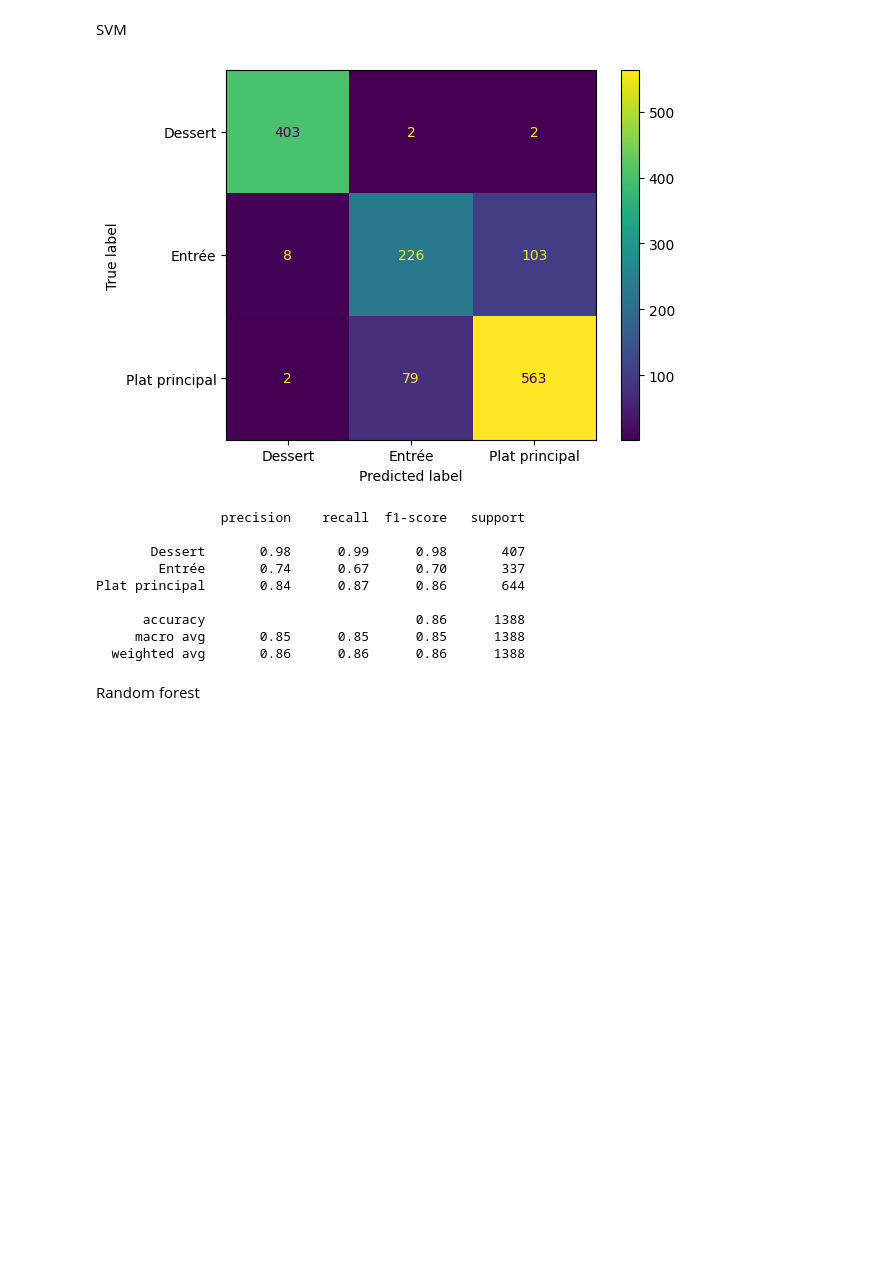
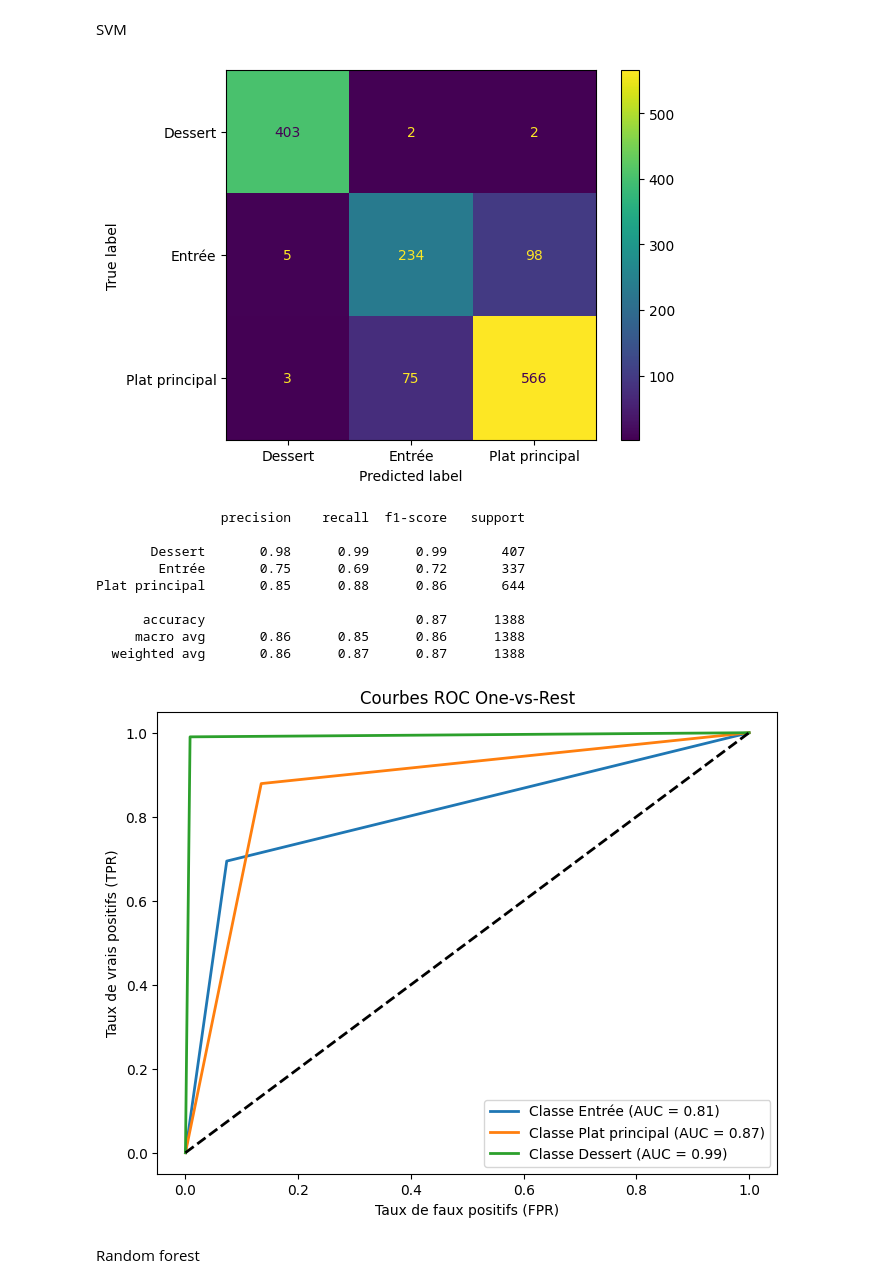
Before and after one commit to Raclax/Projet_TAL_marie_clara, a Jupyter notebook: src/traininf_nb.ipynb, the cells around one changed output. Cells and saved outputs as stored; diff of their text form; code cells hidden in the pictures; blank space fills up the shorter version.

```diff
--- a/src/traininf_nb.ipynb
+++ b/src/traininf_nb.ipynb
@@ -45,30 +45,3 @@ df_train.to_csv("../data/train1.csv", index=False)
 df_validation.to_csv("../data/validation.csv", index=False)
 # %% [markdown]
 Prétraitement
-# %%
-# nlp = stanza.Pipeline(lang="en", processors="tokenize,lemma")
-
-# def lemmatize(text):
-#     doc = nlp(text)
-#     lemmas = [
-#         word.lemma
-#         for sentence in doc.sentences
-#         for word in sentence.words
-#     ]
-#     return " ".join(lemmas)
-
-# # faire une boucle pour ne prendre qu'une recette à la fois
-# for i in range(len(df_train)):
-#     df_train["recette"][i] = df_train["recette"][i].lower()
-#     df_train["recette"][i] = lemmatize(df_train["recette"][i])
-
-# df_train.to_csv("../data/train_pre.csv", index=False)
-nlp = spacy.load("fr_core_news_sm")
-
-def clean_text(text):
-    doc = nlp(text)
-    words = [token.text for token in doc if not token.is_stop]
-    return " ".join(words)
-
-df_train['cleaned_text'] = df_train['text'].apply(clean_text)
-df_train['cleaned_text'] = df_train['text'].apply(clean_text)
@@ -78,3 +49,20 @@ OSError: [E050] Can't find model 'fr_core_news_sm'. It doesn't seem to be a Pyth
 df_train["text"] = df_train["titre"] + " " + df_train["recette"]
 df_test["text"] = df_test["titre"] + " " + df_test["recette"]
 df_validation["text"] = df_validation["titre"] + " " + df_validation["recette"]
+# %%
+nltk.download('stopwords')
+
+# Définir les mots-outils en français
+stop_words = set(stopwords.words('french'))
+
+def preprocess_text(text):
+    # Conversion en minuscules
+    text = text.lower()
+    # Suppression des mots-outils
+    words = text.split()
+    filtered_words = [word for word in words if word not in stop_words]
+    return ' '.join(filtered_words)
+
+df_validation['text'] = df_validation['text'].apply(preprocess_text)
+df_train['text'] = df_train['text'].apply(preprocess_text)
+df_test['text'] = df_test['text'].apply(preprocess_text)
@@ -167,25 +158,27 @@ SVM
 # %%
 
 model = SVC(kernel='linear')
 model.fit(x_train, y_train_encoded)
 
 y_pred_encoded = model.predict(x_test)
 
 y_pred = encoder.inverse_transform(y_pred_encoded)
 
 generate_confusion_matrix(y_pred, y_test)
 print(classification_report(y_test,y_pred))
+plot_roc_curve(y_test,y_pred)
 # %% [output]
 [figure]
                 precision    recall  f1-score   support
 
-       Dessert       0.98      0.99      0.98       407
-        Entrée       0.74      0.67      0.70       337
-Plat principal       0.84      0.87      0.86       644
+       Dessert       0.98      0.99      0.99       407
+        Entrée       0.75      0.69      0.72       337
+Plat principal       0.85      0.88      0.86       644
 
-      accuracy                           0.86      1388
-     macro avg       0.85      0.85      0.85      1388
-  weighted avg       0.86      0.86      0.86      1388
+      accuracy                           0.87      1388
+     macro avg       0.86      0.85      0.86      1388
+  weighted avg       0.86      0.87      0.87      1388
+[figure, added]
 # %% [markdown]
 Random forest
 # %%
```
Also changed, not shown: parts of 12 cells of this notebook, 1 other file.
